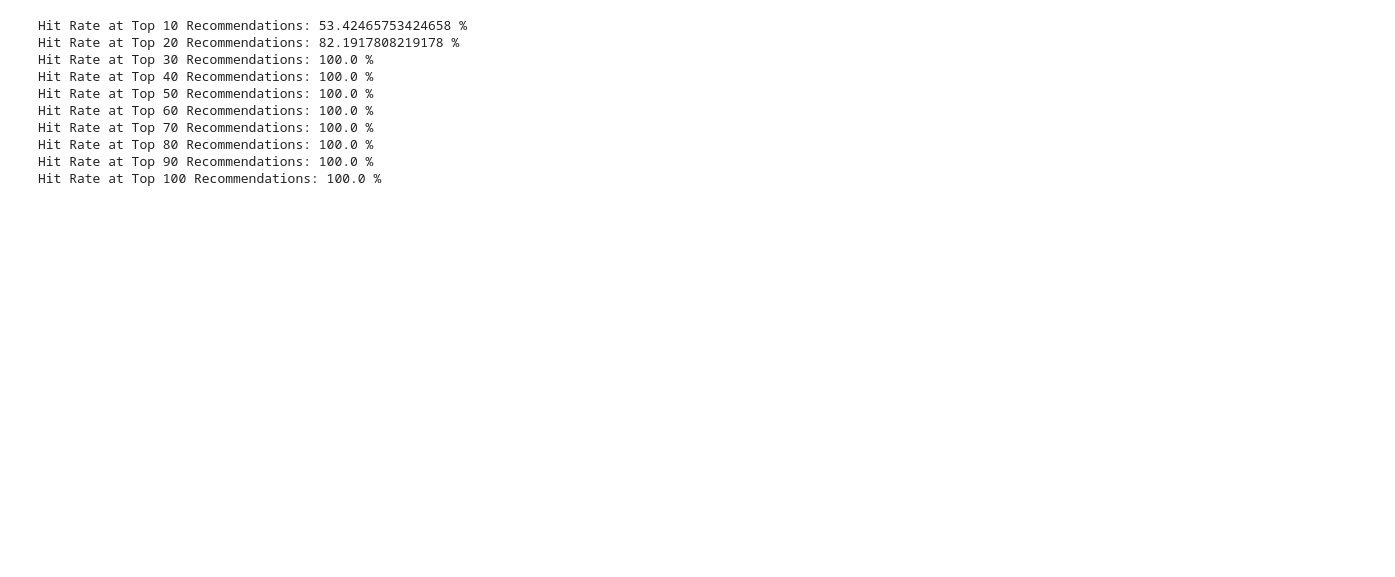
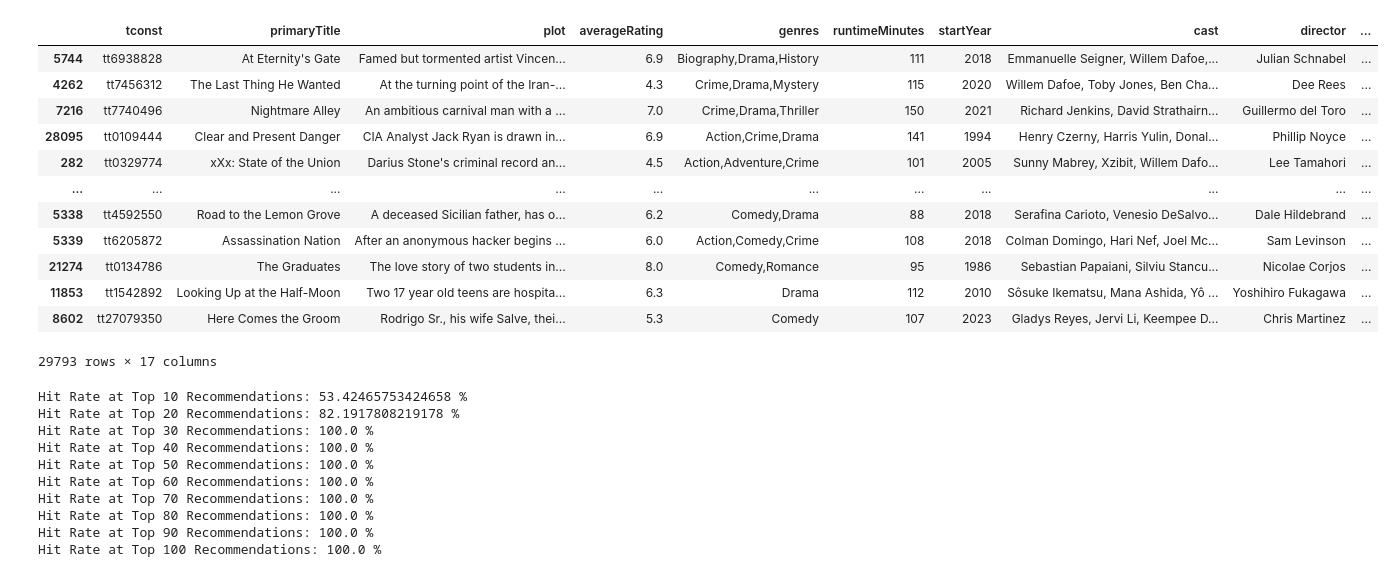
Before and after one commit to Roland-02/Cinephile.com, a Jupyter notebook: recommendEngine.ipynb, the cells around one changed output. Cells and saved outputs as stored; diff of their text form; code cells hidden in the pictures; blank space fills up the shorter version.

Commit message:
removed genre category recomendations, added similarity to categoried recommendations

```diff
--- a/recommendEngine.ipynb
+++ b/recommendEngine.ipynb
@@ -649,3 +630,63 @@ user_profile_groups = {
 # get_combined_recommendations(user_profile_groups, similarity_vectors, user_profile)
+# %%
+# cosine similarity vector with tf-idf between films in row and column
+def create_similarity_vector(row, column):
+    tfidf = TfidfVectorizer(stop_words='english')
+    row_soup_temp = row.apply(lambda x: create_soup(x, row.columns), axis=1)
+    row_soup = row_soup_temp.fillna('')
+    row_matrix = tfidf.fit_transform(row_soup)
+
+    column_soup_temp = column.apply(lambda x: create_soup(x, column.columns), axis=1)
+    column_soup = column_soup_temp.fillna('')
+    column_matrix = tfidf.transform(column_soup)
+
+    return linear_kernel(row_matrix, column_matrix)
+
+
+# get top N films similar to user profile based on input vector
+def get_similar_films(vector, exclude):
+    mean_similarity = np.mean(vector, axis=1)
+    sorted_indices = np.argsort(mean_similarity)[::-1]
+    top_N = sorted_indices[:]
+    sorted_films = data.iloc[top_N]
+    filtered_recommendations = sorted_films[~sorted_films['tconst'].isin(exclude['tconst'])]
+
+    return filtered_recommendations
+
+
+# get update user profile and loved films
+get_profile = get_user_profile('57')
+user_profile = get_profile[0]
+
+# get groups of liked attributes
+grouped_likes = collate_liked_groups(user_profile)
+liked_cast = grouped_likes[1]
+liked_crew = grouped_likes[2]
+
+# Define the list of features excluding 'likeage'
+crew_features = [col for col in liked_crew.columns if col != 'likeage']
+cast_features = [col for col in liked_cast.columns if col != 'likeage']
+
+# Call the function with the selected columns
+crew_matrix = create_similarity_vector(data[crew_features], liked_crew[crew_features])
+cast_matrix = create_similarity_vector(data[cast_features], liked_cast[cast_features])
+
+cast_recommended = get_similar_films(similarity_vectors['cast'], user_profile)
+
+cast_recommended
+# %% [output]
+|  | tconst | primaryTitle | plot | averageRating | genres | runtimeMinutes | startYear | cast | director | ... |
+| 5744 | tt6938828 | At Eternity's Gate | Famed but tormented artist Vincen... | 6.9 | Biography,Drama,History | 111 | 2018 | Emmanuelle Seigner, Willem Dafoe,... | Julian Schnabel | ... |
+| 4262 | tt7456312 | The Last Thing He Wanted | At the turning point of the Iran-... | 4.3 | Crime,Drama,Mystery | 115 | 2020 | Willem Dafoe, Toby Jones, Ben Cha... | Dee Rees | ... |
+| 7216 | tt7740496 | Nightmare Alley | An ambitious carnival man with a ... | 7.0 | Crime,Drama,Thriller | 150 | 2021 | Richard Jenkins, David Strathairn... | Guillermo del Toro | ... |
+| 28095 | tt0109444 | Clear and Present Danger | CIA Analyst Jack Ryan is drawn in... | 6.9 | Action,Crime,Drama | 141 | 1994 | Henry Czerny, Harris Yulin, Donal... | Phillip Noyce | ... |
+| 282 | tt0329774 | xXx: State of the Union | Darius Stone's criminal record an... | 4.5 | Action,Adventure,Crime | 101 | 2005 | Sunny Mabrey, Xzibit, Willem Dafo... | Lee Tamahori | ... |
+| ... | ... | ... | ... | ... | ... | ... | ... | ... | ... | ... |
+| 5338 | tt4592550 | Road to the Lemon Grove | A deceased Sicilian father, has o... | 6.2 | Comedy,Drama | 88 | 2018 | Serafina Carioto, Venesio DeSalvo... | Dale Hildebrand | ... |
+| 5339 | tt6205872 | Assassination Nation | After an anonymous hacker begins ... | 6.0 | Action,Comedy,Crime | 108 | 2018 | Colman Domingo, Hari Nef, Joel Mc... | Sam Levinson | ... |
+| 21274 | tt0134786 | The Graduates | The love story of two students in... | 8.0 | Comedy,Romance | 95 | 1986 | Sebastian Papaiani, Silviu Stancu... | Nicolae Corjos | ... |
+| 11853 | tt1542892 | Looking Up at the Half-Moon | Two 17 year old teens are hospita... | 6.3 | Drama | 112 | 2010 | Sôsuke Ikematsu, Mana Ashida, Yô ... | Yoshihiro Fukagawa | ... |
+| 8602 | tt27079350 | Here Comes the Groom | Rodrigo Sr., his wife Salve, thei... | 5.3 | Comedy | 107 | 2023 | Gladys Reyes, Jervi Li, Keempee D... | Chris Martinez | ... |
+29793 rows × 17 columns
 # %%
 #create user feedback
```
Also changed, not shown: parts of 5 cells of this notebook, 3 other files.
